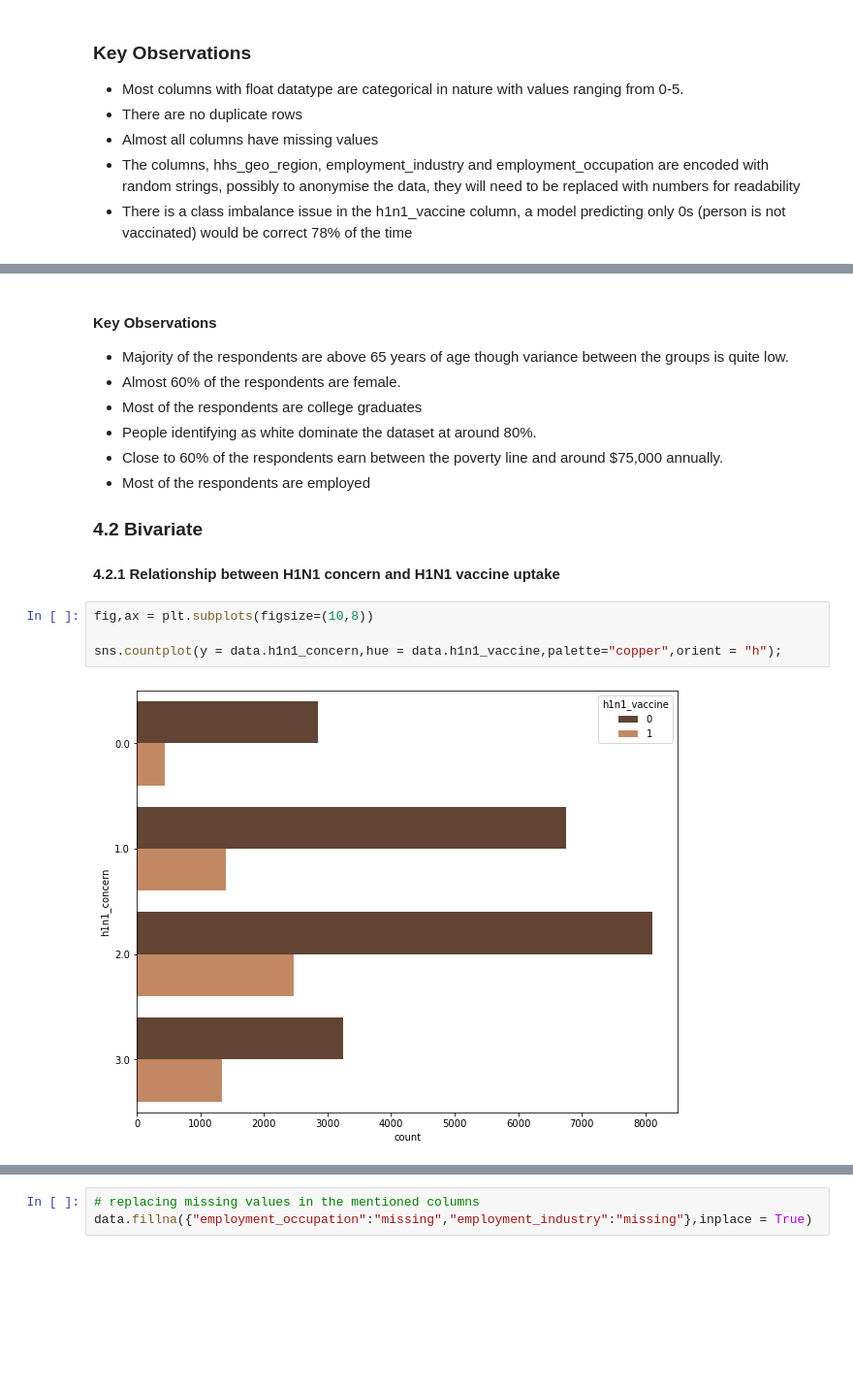
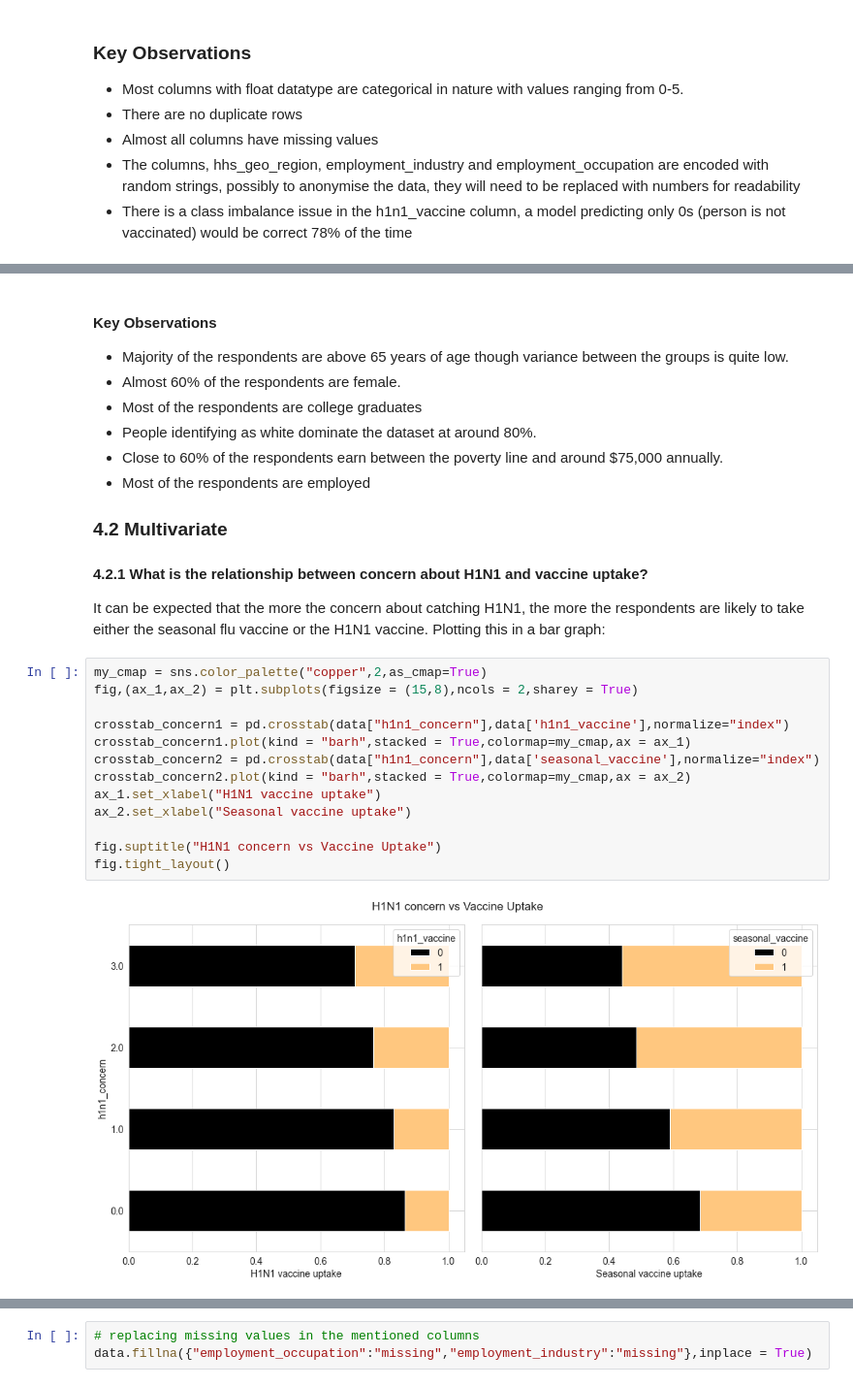
Before and after one commit to ngili/Predicting-H1N1-and-Seasonal-Flu-Vaccinations, a Jupyter notebook: analysis.ipynb, the cells around one changed output, grey strips where cells are left out. Shown: that part at 97% size. Saved outputs shown, nothing was run; the diff lists cells and outputs as text; blank space fills up the shorter version.

Commit message:
Start multivariate analysis

```diff
--- a/analysis.ipynb
+++ b/analysis.ipynb
@@ -304,11 +249,21 @@ plt.xticks(rotation=0);
 * Close to 60% of the respondents earn between the poverty line and around $75,000 annually.
 * Most of the respondents are employed
 
-### 4.2 Bivariate
-#### 4.2.1 Relationship between H1N1 concern and H1N1 vaccine uptake
+### 4.2 Multivariate
+#### 4.2.1 What is the relationship between concern about H1N1 and vaccine uptake?
+It can be expected that the more the concern about catching H1N1, the more the respondents are likely to take either the seasonal flu vaccine or the H1N1 vaccine. Plotting this in a bar graph:
-# %%
-fig,ax = plt.subplots(figsize=(10,8))
-
-sns.countplot(y = data.h1n1_concern,hue = data.h1n1_vaccine,palette="copper",orient = "h");
-# %% [output]
-[figure, removed]
+# %%
+my_cmap = sns.color_palette("copper",2,as_cmap=True)
+fig,(ax_1,ax_2) = plt.subplots(figsize = (15,8),ncols = 2,sharey = True)
+
+crosstab_concern1 = pd.crosstab(data["h1n1_concern"],data['h1n1_vaccine'],normalize="index")
+crosstab_concern1.plot(kind = "barh",stacked = True,colormap=my_cmap,ax = ax_1)
+crosstab_concern2 = pd.crosstab(data["h1n1_concern"],data['seasonal_vaccine'],normalize="index")
+crosstab_concern2.plot(kind = "barh",stacked = True,colormap=my_cmap,ax = ax_2)
+ax_1.set_xlabel("H1N1 vaccine uptake")
+ax_2.set_xlabel("Seasonal vaccine uptake")
+
+fig.suptitle("H1N1 concern vs Vaccine Uptake")
+fig.tight_layout()
+# %% [output]
+[figure, added]
```
Also changed, not shown: parts of 25 cells of this notebook.
